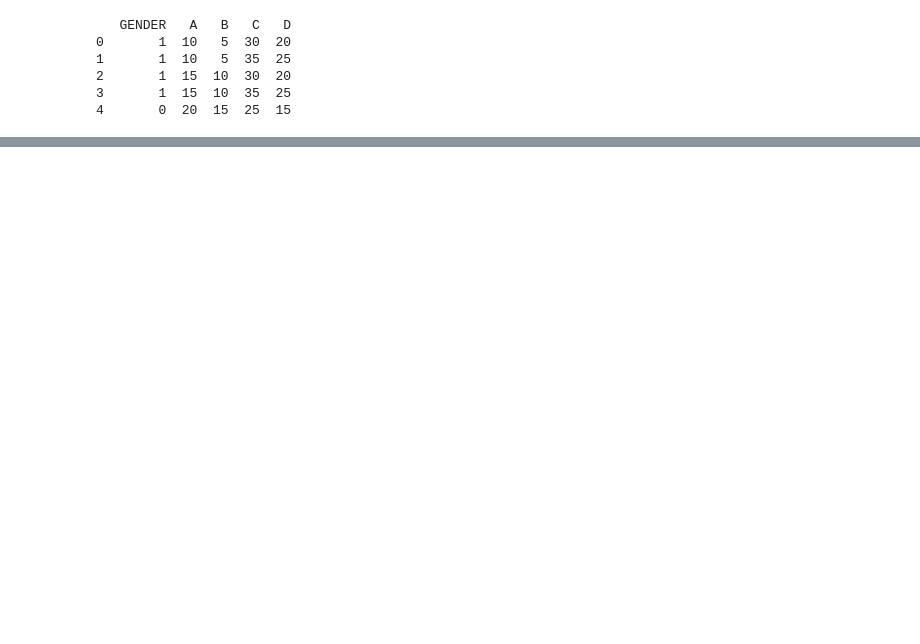
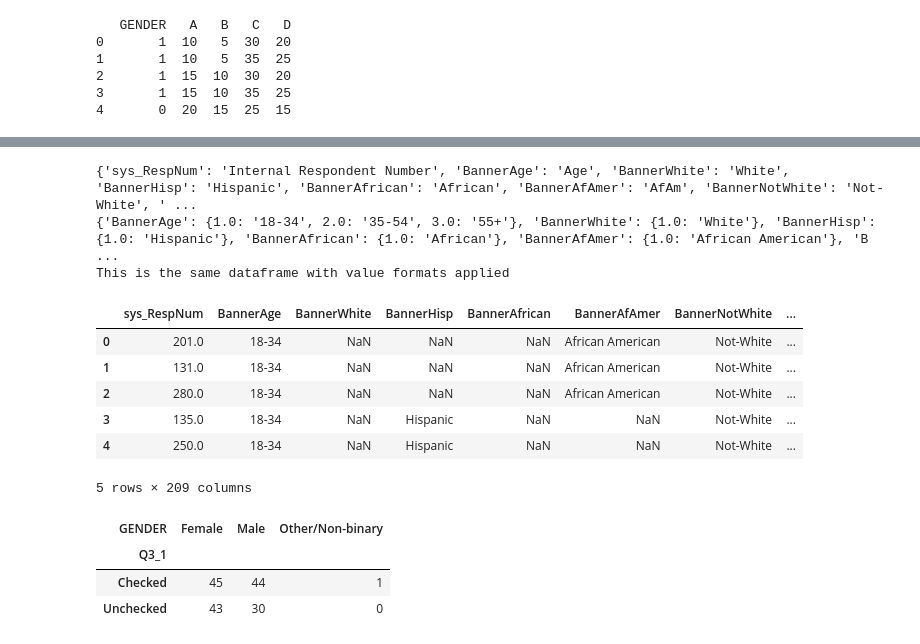
Before and after one commit to jellohead/output_manipulation, a Jupyter notebook: output_manipulation.ipynb, the cells around one changed output, grey strips where cells are left out. Saved outputs shown, nothing was run; the diff lists cells and outputs as text; code cells hidden in the pictures; blank space fills up the shorter version.

Commit message:
Figured out how to output in the order of value labels

```diff
--- a/output_manipulation.ipynb
+++ b/output_manipulation.ipynb
@@ -913,0 +930,32 @@ print(joined_crosstab)
+# %%
+import pandas as pd
+import pyreadstat
+
+df, meta = pyreadstat.read_sav('../../SPSS-Python/spss-datasets/PH_consumer_data_practice.sav')
+
+#print(df.head())
+print(meta.column_names_to_labels)
+print(meta.variable_value_labels)
+
+df2, meta2 = pyreadstat.read_sav('../../SPSS-Python/spss-datasets/PH_consumer_data_practice.sav', apply_value_formats=True)
+print('This is the same dataframe with value formats applied')
+df2.head()
+# %% [output]
+{'sys_RespNum': 'Internal Respondent Number', 'BannerAge': 'Age', 'BannerWhite': 'White', 'BannerHisp': 'Hispanic', 'BannerAfrican': 'African', 'BannerAfAmer': 'AfAm', 'BannerNotWhite': 'Not-White', ' ...
+{'BannerAge': {1.0: '18-34', 2.0: '35-54', 3.0: '55+'}, 'BannerWhite': {1.0: 'White'}, 'BannerHisp': {1.0: 'Hispanic'}, 'BannerAfrican': {1.0: 'African'}, 'BannerAfAmer': {1.0: 'African American'}, 'B ...
+This is the same dataframe with value formats applied
+|  | sys_RespNum | BannerAge | BannerWhite | BannerHisp | BannerAfrican | BannerAfAmer | BannerNotWhite | ... |
+| 0 | 201.0 | 18-34 | NaN | NaN | NaN | African American | Not-White | ... |
+| 1 | 131.0 | 18-34 | NaN | NaN | NaN | African American | Not-White | ... |
+| 2 | 280.0 | 18-34 | NaN | NaN | NaN | African American | Not-White | ... |
+| 3 | 135.0 | 18-34 | NaN | Hispanic | NaN | NaN | Not-White | ... |
+| 4 | 250.0 | 18-34 | NaN | Hispanic | NaN | NaN | Not-White | ... |
+5 rows × 209 columns
+# %%
+meta_crosstab = pd.crosstab(df2['Q3_1'], df2['GENDER'])
+meta_crosstab
+# %% [output]
+| GENDER | Female | Male | Other/Non-binary |
+| Q3_1 |  |  |  |
+| Checked | 45 | 44 | 1 |
+| Unchecked | 43 | 30 | 0 |
```
Also changed, not shown: parts of 14 cells of this notebook.
